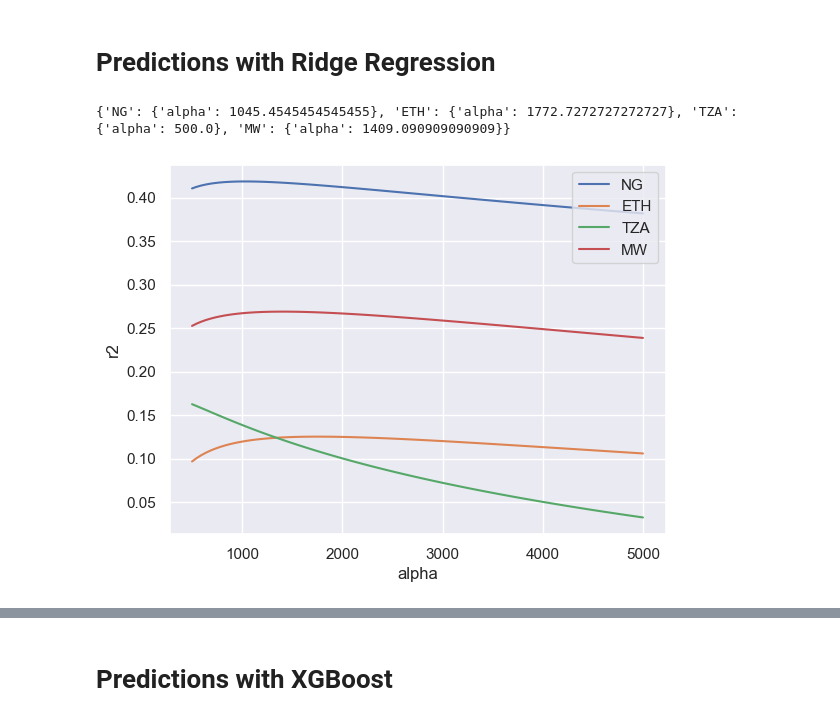
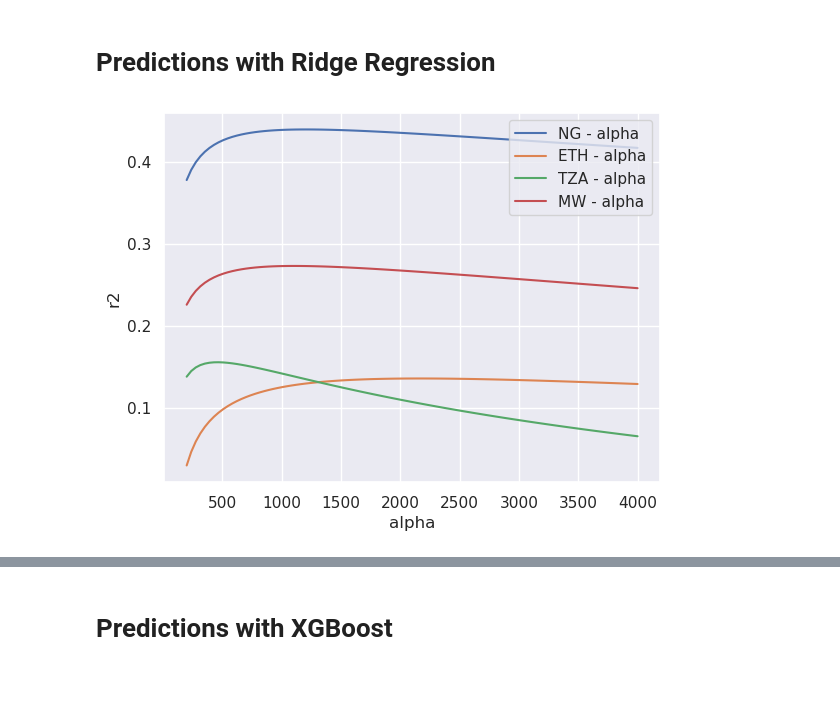
Before and after one commit to CS-433/ml-project-2-xgradingboosting, a Jupyter notebook: src/2_evaluation/0_recent_surveys.ipynb, the cells around one changed output, grey strips where cells are left out. Saved outputs shown, nothing was run; the diff lists cells and outputs as text; code cells hidden in the pictures; blank space fills up the shorter version.

Commit message:
cluster partout +_ graphes

```diff
--- a/src/2_evaluation/0_recent_surveys.ipynb
+++ b/src/2_evaluation/0_recent_surveys.ipynb
@@ -27,7 +26,7 @@ import string
 # %%
 sns.set_theme()
 # %%
-complete_df, all_cols = eu.get_data("../data/lsms/processed/_all_real.csv", "../data/cnn_features/resnet_trans_all_countries_hyper.csv", "../data/")
+complete_df, all_cols = eu.get_data("../data/lsms/processed/_all_real.csv", "../data/cnn_features/resnet_trans_all_countries_hyper_ncomp_20.csv", "../data/")
 countries = ["NG", "ETH" ,"TZA", "MW"]
 # %%
 from sklearn.decomposition import PCA
@@ -55,39 +56,39 @@ def cnn_osm(complete, model_, country, **params):
     return trained_model
 # %%
 from sklearn.model_selection import GridSearchCV
-from lib import clusters_utils as cl
 
-def optimize_params(complete, model_, params, seed, doPlot=False):
+def optimize_params(complete, model_, params, seed, doPlot=False, k=10):
 
     countries = ["NG", "ETH", "TZA", "MW"]
     best_params = {"NG":{}, "ETH": {}, "TZA": {}, "MW": {}}
+    fig, axs = plt.subplots(1, len(params.keys()), squeeze=False)
+    for ax in axs.flat:
+        ax.set(ylabel='r2')
     for country in tqdm(countries):
         tmp_df = complete.loc[complete.country == country]
         years = tmp_df.groupby(["year"]).groups.keys()
         year = max(years)
         recent_df_complete = tmp_df.loc[tmp_df.year == year]
-        split_map = cl.split_k_sets(10, lat=recent_df_complete["lat"], lon=recent_df_complete["lon"])
+        split_map = cl.split_k_sets(k, lat=recent_df_complete["lat"], lon=recent_df_complete["lon"])
         X, y = eu.get_recent_features(tmp_df, [country], all_cols)
-        search = GridSearchCV(model_, param_grid=params, scoring='r2', cv=cl.folds_from_split(split_map))
+        search = GridSearchCV(model_,param_grid=params, scoring='r2', cv=cl.folds_from_split(split_map))
         result = search.fit(X, y)
-        for key in params:
+        for j, key in enumerate(params):
             if doPlot:
-                plt.plot(params[key], result.cv_results_['mean_test_score'], label=country)
-                plt.xlabel(key)
-                plt.ylabel('r2')
-                plt.legend()
-
+                fd = pd.DataFrame.from_dict(result.cv_results_)
+                gd = fd.groupby(["param_"+key]).mean()
+                axs[0,j].plot(params[key], gd["mean_test_score"], label=country + " - " + key)
+                axs[0,j].set(xlabel=key)
+                axs[0,j].legend()
             best_params[country].update({key : result.best_params_[key]})
 
     return best_params
 # %% [markdown]
 # Predictions with Ridge Regression
 # %%
-best_params = optimize_params(complete_df, Ridge(), params={'alpha': np.linspace(0, 2500, num=100)}, seed=1, doPlot = True)
-print(best_params)
+best_params = optimize_params(complete_df, Ridge(), params={'alpha': np.linspace(200, 4000,num=100)}, seed=1, doPlot = True)
 # %% [output]
-{'NG': {'alpha': 1045.4545454545455}, 'ETH': {'alpha': 1772.7272727272727}, 'TZA': {'alpha': 500.0}, 'MW': {'alpha': 1409.090909090909}}
-[figure, old version]
+[figure, new version]
 # %%
 for country in tqdm(countries):
     cnn_osm(complete_df, Ridge, country, alpha = best_params[country]['alpha'])
```
Also changed, not shown: parts of 14 cells of this notebook, 6 other files.
